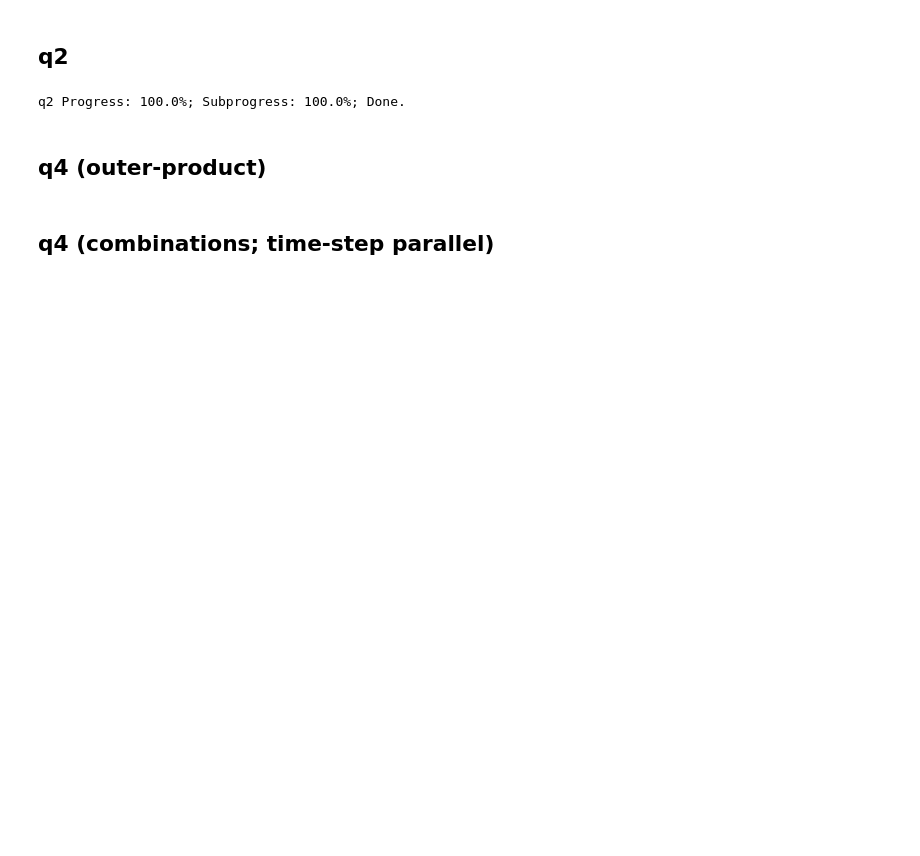
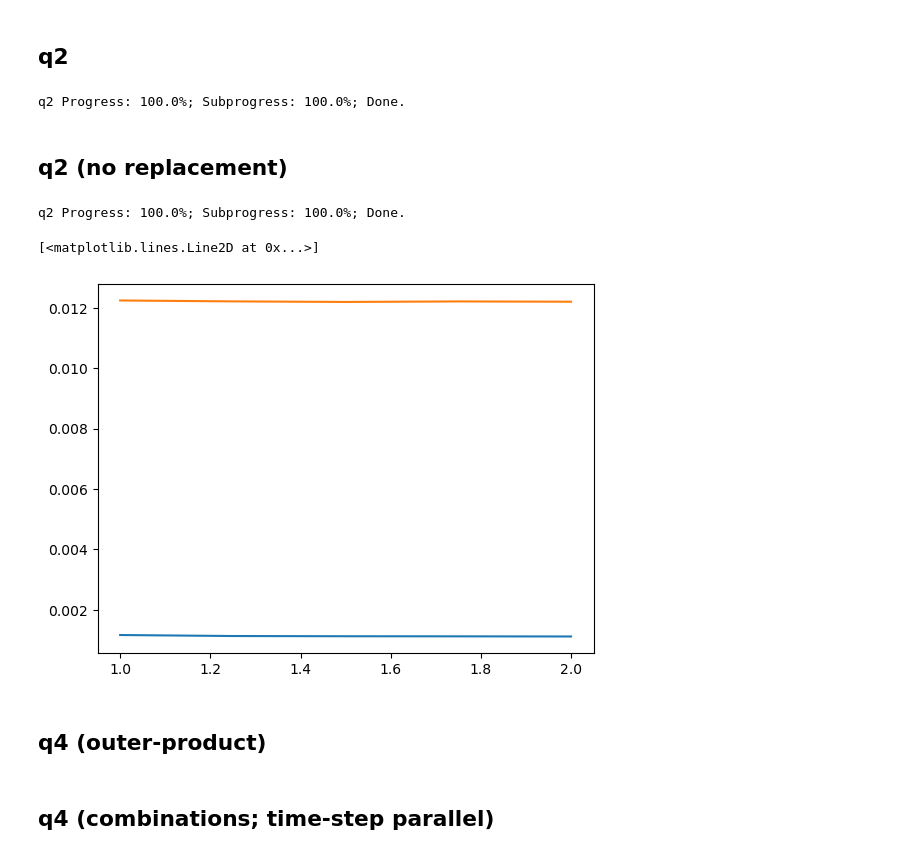
Before and after one commit to krlodeleon/LLG, a Jupyter notebook: q_EA.ipynb, the cells around one changed output. Saved outputs shown, nothing was run; the diff lists cells and outputs as text; code cells hidden in the pictures; blank space fills up the shorter version.

```diff
--- a/q_EA.ipynb
+++ b/q_EA.ipynb
@@ -37,6 +37,50 @@ cp.save(f'{dir_data}/q2.npy', q2) # saving q2
 print('; Done.')
 # %% [output]
 q2 Progress: 100.0%; Subprogress: 100.0%; Done.
+# %% [markdown]
+## q2 (no replacement)
+# %%
+N = 10
+K = 0
+S = 1
+
+dir_data = f'data/N{N}_K{K}_thermalOnly_S{S}'
+n_steps, n_disorder, n_replica, N, _ = cp.load(f'{dir_data}/history_T0.npy').shape
+T_vals = np.load(f'{dir_data}/T_vals.npy')
+
+combination_idcs = np.array(list(combinations(np.arange(N), 2)))
+blankOfOnes = cp.ones((n_steps, len(combination_idcs), 3))
+
+q2 = []
+for i in range(len(T_vals)):
+    history = cp.load(f'{dir_data}/history_T{i}.npy') # loading history of spins
+    q2_T = []
+    subprogress = 0
+    for j in range(history.shape[1]):
+        for k in range(history.shape[2]):
+            sample = history[:,j,k,:,:] # working with one sample
+            out = cp.copy(blankOfOnes) # starting with blank of ones
+            for l in range(2): # listing all combinations of quadruple products
+                out *= sample[:, combination_idcs[:,l], :]
+            out = cp.mean(out, axis=0) # taking time average (thermal ave. if ergodic)
+            out = cp.mean(out**2, axis=0) # taking permutation average of products
+            q2_T.append(out)
+
+            subprogress += 1
+            print(f'\rq2 Progress: {np.round(100*(i+1)/len(T_vals), 2)}%; Subprogress: {np.round(100*subprogress/history.shape[1]/history.shape[2], 2)}%', end='')
+    q2_T = cp.mean(cp.array(q2_T), axis=0)
+    q2.append(q2_T)
+q2 = cp.array(q2).get()
+cp.save(f'{dir_data}/q2_noReplacement.npy', q2) # saving q2
+print('; Done.')
+# %% [output]
+q2 Progress: 100.0%; Subprogress: 100.0%; Done.
+# %%
+plt.plot(T_vals, q2[:,2])
+plt.plot(T_vals, np.load(f'{dir_data}/q2.npy')[:,2])
+# %% [output]
+[<matplotlib.lines.Line2D at 0x...>]
+[figure, added]
 # %% [markdown]
 ## q4 (outer-product)
 # %%
```
Also changed, not shown: parts of 26 cells of this notebook, 1 other file.
